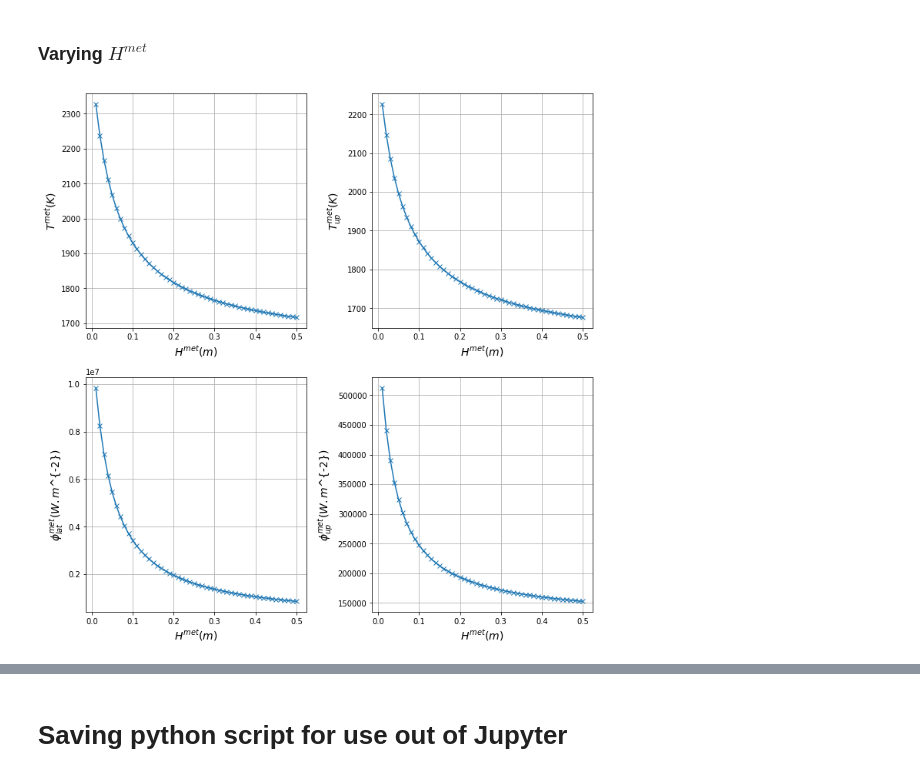
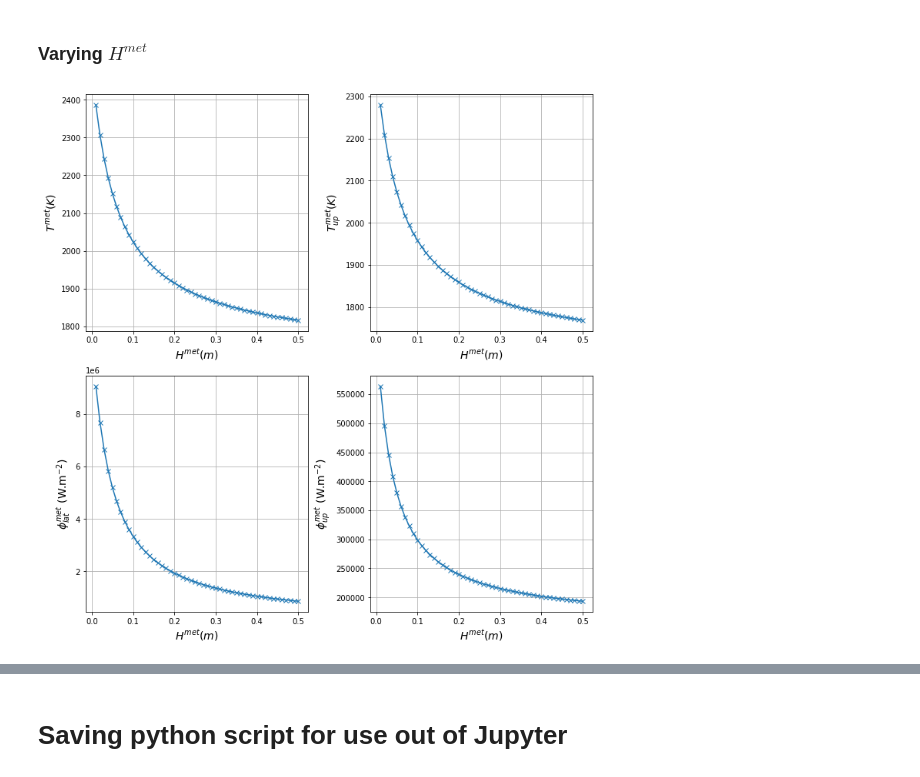
Before and after one commit to niamorelreillet/ENSE3---Cours, a Jupyter notebook: TD/.solution/TD.ipynb, the cells around one changed output, grey strips where cells are left out. Cells and saved outputs as stored; diff of their text form; code cells hidden in the pictures.

```diff
--- a/TD/.solution/TD.ipynb
+++ b/TD/.solution/TD.ipynb
@@ -136,9 +138,9 @@ ax.grid(True)
 vessel = {
       "lambda": 40,
       "e":     0.2,
-      "Tfus": 1650,
+      "Tfus": 1700,
     }
-Tbc=450
+Tbc=500
 # %% [markdown]
 Calculate and plot the crust thickness and vessel wall residual thickness as a function of height ($z \in [0,H^{ox}]$)
 # %% [markdown]
@@ -187,13 +189,13 @@ ax.legend(loc="best")
 Set $\rho^{met},\lambda^{met},\nu^{met},Cp^{met},\beta^{met},T_{liq}^{met},H^{met}$
 # %%
 metal = {
-      "rho":    6899,
+      "rho":    7000,
       "lambda": 25,
-      "nu":     5.9E-7,
-      "Cp":     789.5,
-      "beta":   1.11E-4,
-      "Tliq":   1600,
-      "H":      0.9
+      "nu":     5E-7,
+      "Cp":     800.0,
+      "beta":   1E-4,
+      "Tliq":   1700,
+      "H":      0.5
     }
 # %% [markdown]
 Calculate $Pr^{met}$
@@ -306,6 +308,7 @@ Calculate $\left(T^{met},T_{up}^{met},\phi_{lat}^{met},\phi_{up}^{met}\right)$ f
+# %%
+Tsurroundings=1000
+emissivity=0.4
 # %%
-Tsurroundings=950
-emissivity=0.38
 (T_met,Tup_met,philat_met,phiup_met) = MetalPowerBalance()
 print('T_met={0:5.1f}, Tup_met={1:5.1f}'.format(T_met,Tup_met))
 print('philat_met={0:e}, phiup_met={1:e}'.format(philat_met, phiup_met))
@@ -380,23 +383,23 @@ with iterator_grid:
 # %%
 nonadmissible = Tup_met_grid<metal["Tliq"]
 
 def MyXYPlot(ax,x,y,xlabel,ylabel):
     y[nonadmissible] = np.nan
     csf = ax.plot(x,y, marker="x")
     ax.set_xlabel(xlabel,fontsize=14)
     ax.set_ylabel(ylabel,fontsize=14)
     ax.grid(True)
 
 plt.rcParams["figure.figsize"] = (10,10)
 fig,ax = plt.subplots(2,2,constrained_layout=True)
 MyXYPlot(ax[0,0],Hmet_narray,T_met_grid,'$H^{met} (m)$','$T^{met} (K)$')
 MyXYPlot(ax[0,1],Hmet_narray,Tup_met_grid,'$H^{met} (m)$','$T^{met}_{up} (K)$')
-MyXYPlot(ax[1,0],Hmet_narray,philat_met_grid,'$H^{met} (m)$','$\phi^{met}_{lat} (W.m$^{-2}$)$')
-MyXYPlot(ax[1,1],Hmet_narray,phiup_met_grid,'$H^{met} (m)$','$\phi^{met}_{up} (W.m$^{-2}$)$')
+MyXYPlot(ax[1,0],Hmet_narray,philat_met_grid,'$H^{met} (m)$','$\phi^{met}_{lat}$ (W.m$^{-2}$)')
+MyXYPlot(ax[1,1],Hmet_narray,phiup_met_grid,'$H^{met} (m)$','$\phi^{met}_{up}$ (W.m$^{-2}$)')
 
 plt.savefig("Varying_Hmet_1.eps")
 # %% [output]
-[figure, old version]
+[figure, new version]
 # %%
 plt.rcParams["figure.figsize"] = (5,5)
 fig,ax = plt.subplots(constrained_layout=True)
```
Also changed, not shown: parts of 22 cells of this notebook, 8 other files.
